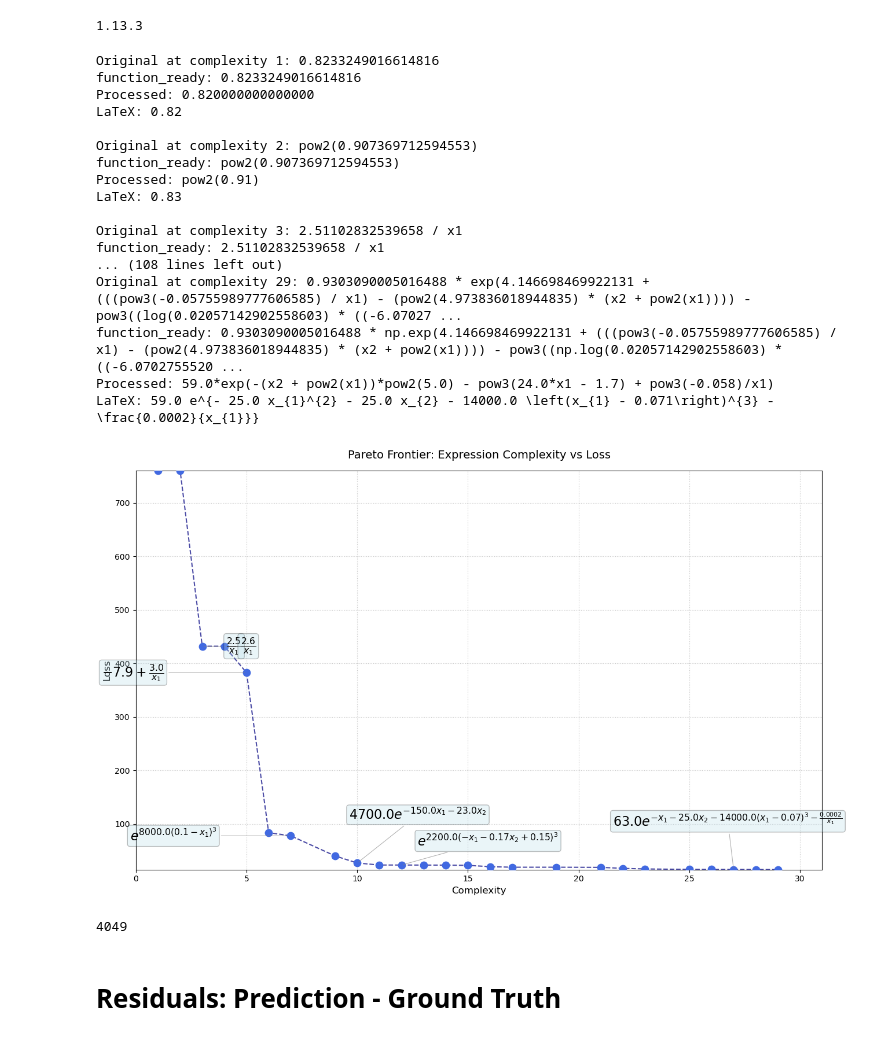
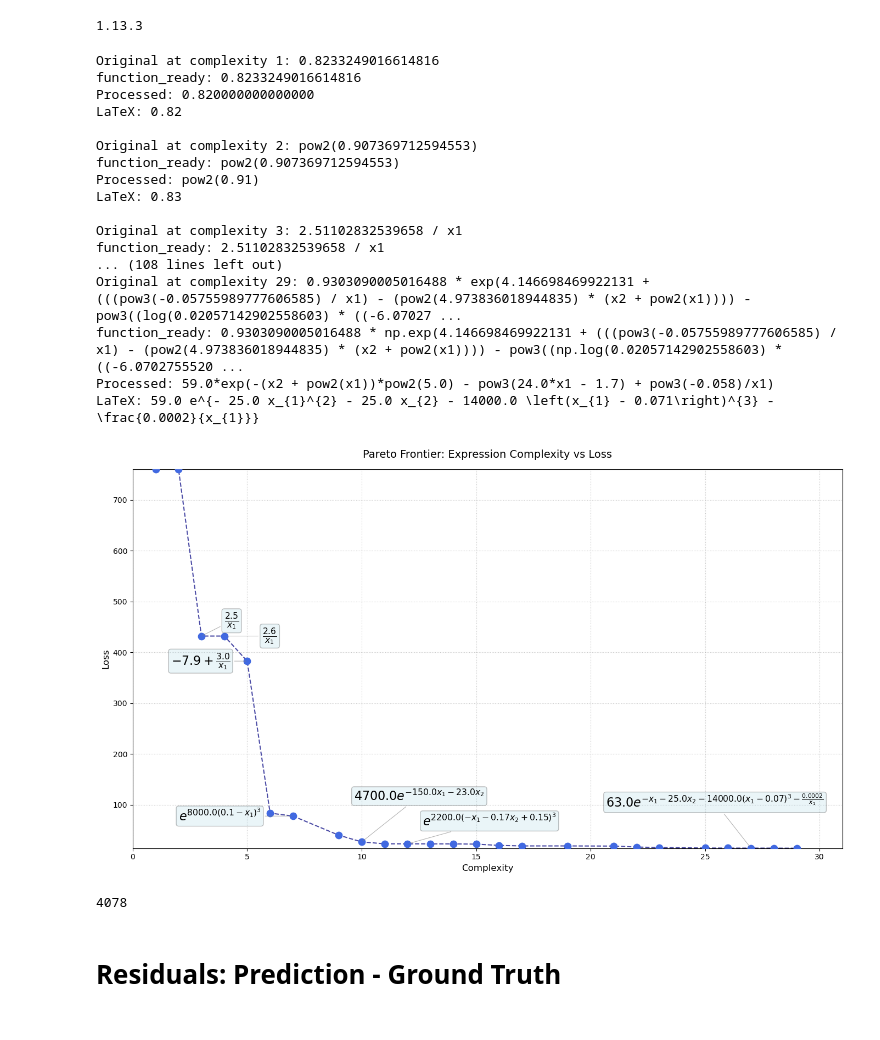
Before and after one commit to Angelo92Git/SymbolicDensityEstimation, a Jupyter notebook: visualization/dijet_neuralde_visualization.ipynb, the cells around one changed output. Saved outputs shown, nothing was run; the diff lists cells and outputs as text; code cells hidden in the pictures.

Commit message:
viz: update final plots for muon decay and dijet, add results

```diff
--- a/visualization/dijet_neuralde_visualization.ipynb
+++ b/visualization/dijet_neuralde_visualization.ipynb
@@ -408,11 +408,11 @@ for id, s in enumerate(raw_equations):
 
 # 6) Manual offsets for clarity
 offsets = [
-    (0, 0), (0, 0), (30, 0), (20, 0), (-180, 0),
-    (-80, 0), (-200, 0), (0, 0), (-10, 60), (0, 0),
+    (0, 0), (0, 0), (30, 20), (50, 0), (-100, 0),
+    (0, 0), (-150, 0), (0, 0), (-10, 60), (0, 0),
     (20, 30), (0, 0), (0, 0), (0, 0), (0, 0),
     (0, 0), (0, 0), (0, 0), (0, 0), (0, 0),
-    (0, 0), (0, 0), (-150, 60), (0, 0), (0, 0),
+    (0, 0), (0, 0), (-190, 60), (0, 0), (0, 0),
 ]
 
 # 7) Plot
@@ -447,35 +447,35 @@ for i, (x, y, lbl, (dx, dy)) in enumerate(zip(complexity, loss, latex_labels, of
 ax.set_title("Pareto Frontier: Expression Complexity vs Loss", fontsize=14, pad=15)
 ax.set_xlabel("Complexity", fontsize=12)
 ax.set_ylabel("Loss", fontsize=12)
 ax.grid(True, linestyle=':', alpha=0.7)
 ax.tick_params(axis='both', which='major', labelsize=10)
 
 plt.tight_layout()
 plt.show()
 # Explicitly close the figure object
 plt.close()
 # Force the Python garbage collector to clean up memory
 gc.collect()
 # %% [output]
 Original at complexity 1: 0.8233249016614816
 function_ready: 0.8233249016614816
 Processed: 0.820000000000000
 LaTeX: 0.82
 
 Original at complexity 2: pow2(0.907369712594553)
 function_ready: pow2(0.907369712594553)
 Processed: pow2(0.91)
 LaTeX: 0.83
 
 Original at complexity 3: 2.51102832539658 / x1
 function_ready: 2.51102832539658 / x1
 ... (108 lines left out)
 Original at complexity 29: 0.9303090005016488 * exp(4.146698469922131 + (((pow3(-0.05755989777606585) / x1) - (pow2(4.973836018944835) * (x2 + pow2(x1)))) - pow3((log(0.02057142902558603) * ((-6.07027 ...
 function_ready: 0.9303090005016488 * np.exp(4.146698469922131 + (((pow3(-0.05755989777606585) / x1) - (pow2(4.973836018944835) * (x2 + pow2(x1)))) - pow3((np.log(0.02057142902558603) * ((-6.0702755520 ...
 Processed: 59.0*exp(-(x2 + pow2(x1))*pow2(5.0) - pow3(24.0*x1 - 1.7) + pow3(-0.058)/x1)
 LaTeX: 59.0 e^{- 25.0 x_{1}^{2} - 25.0 x_{2} - 14000.0 \left(x_{1} - 0.071\right)^{3} - \frac{0.0002}{x_{1}}}
-[figure, old version]
+[figure, new version]
-4049
+4078
 # %% [markdown]
 # Residuals: Prediction - Ground Truth
 # %%
```
Also changed, not shown: parts of 1 cell of this notebook, 1 other file.
